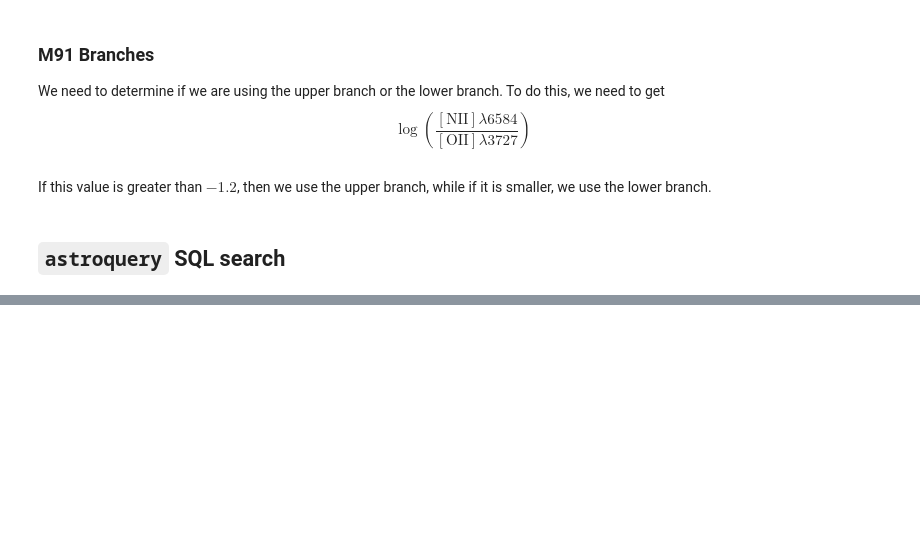
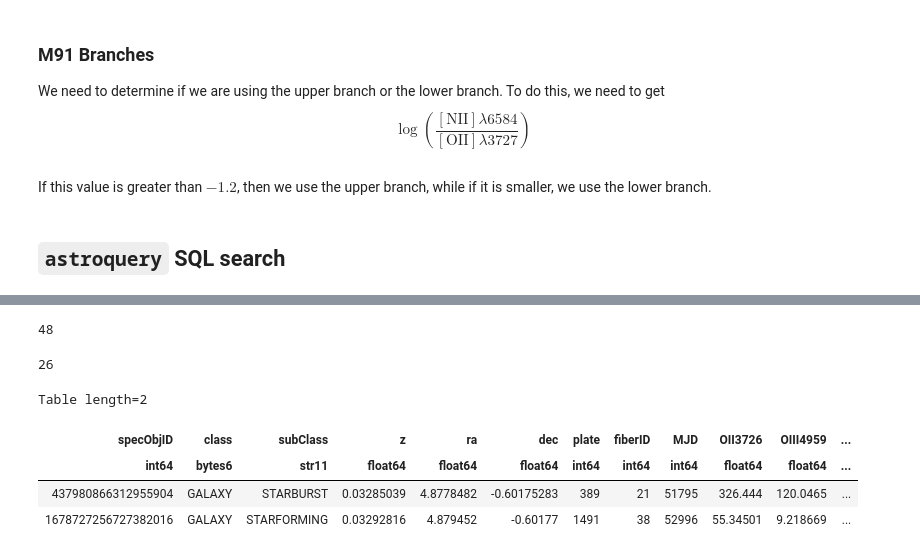
Before and after one commit to NicoAdams/Stripe82Clumps, a Jupyter notebook: sandcastle/gettingClumps.ipynb, the cells around one changed output, grey strips where cells are left out. Saved outputs shown, nothing was run; the diff lists cells and outputs as text; code cells hidden in the pictures; blank space fills up the shorter version.

```diff
--- a/sandcastle/gettingClumps.ipynb
+++ b/sandcastle/gettingClumps.ipynb
@@ -170,0 +199,7 @@ Table length=3
+# %%
+intObjs = [(23.422,-1.158),(22.515,0.743),(4.878,-0.602),(37.884,-0.728),(37.861,-0.793),(329.604,-0.740),(10.349,-0.065),(13.241,0.369),
+           (7.410,0.410),(11.389,-1.106),(35.901,0.226),(350.466,-0.691),(350.533,-0.054),(20.575,1.007),(46.347,-0.242),(323.217,-0.311),
+           (41.796,-1.044),(18.415,0.875),(14.731,1.005),(23.281,0.176),(28.497,-0.750),(33.000,1.218),(57.287,1.163),(47.617,1.098),
+           (43.355,-0.232),(41.489,-0.753),(357.970,0.755),(20.339,0.090),(7.948,0.559),(324.986,0.323),(2.526,-0.438),(32.201,0.800),
+           (56.529,0.390),(2.915,-0.477),(34.749,-0.601),(45.264,-0.743),(312.717,-0.326),(340.309,-0.621),(333.085,0.561),(351.096,-0.108),
+           (47.492,-0.694),(49.025,-0.440),(40.200,1.105),(7.437,0.170),(350.147,-0.881),(35.624,0.383),(47.889,-1.244),(43.711,1.057),(49.334,-0.077)]
@@ -170,0 +210,11 @@ Table length=3
+# %%
+tableList = []
+intBar = tqdm(total=len(intObjs))
+for obj in intObjs:
+    intBar.set_description(str(obj))
+    tab = tableGen(*obj)
+    if not tab:
+        continue
+    else:
+        tableList.append(tab)
+    intBar.update(1)
@@ -170,0 +223,21 @@ Table length=3
+# %%
+len(tableList)
+# %% [output]
+48
+# %%
+tableList2 = []
+for tab in tableList:
+    if np.inf not in tab['logNiiOii']:
+        tableList2.append(tab)
+# %%
+len(tableList2)
+# %% [output]
+26
+# %%
+tableList2[0]
+# %% [output]
+Table length=2
+| specObjID | class | subClass | z | ra | dec | plate | fiberID | MJD | OII3726 | OIII4959 | ... |
+| int64 | bytes6 | str11 | float64 | float64 | float64 | int64 | int64 | int64 | float64 | float64 | ... |
+| 437980866312955904 | GALAXY | STARBURST | 0.03285039 | 4.8778482 | -0.60175283 | 389 | 21 | 51795 | 326.444 | 120.0465 | ... |
+| 1678727256727382016 | GALAXY | STARFORMING | 0.03292816 | 4.879452 | -0.60177 | 1491 | 38 | 52996 | 55.34501 | 9.218669 | ... |
```
Also changed, not shown: parts of 25 cells of this notebook, 1 other file.
